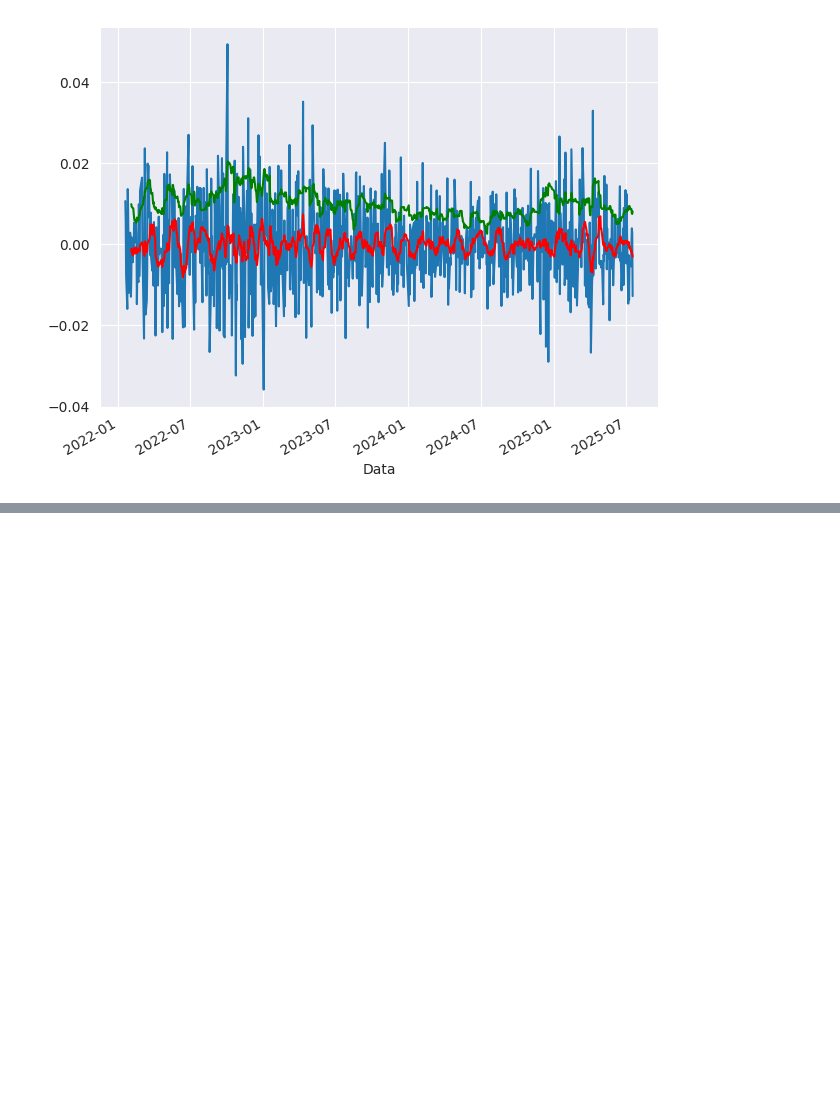
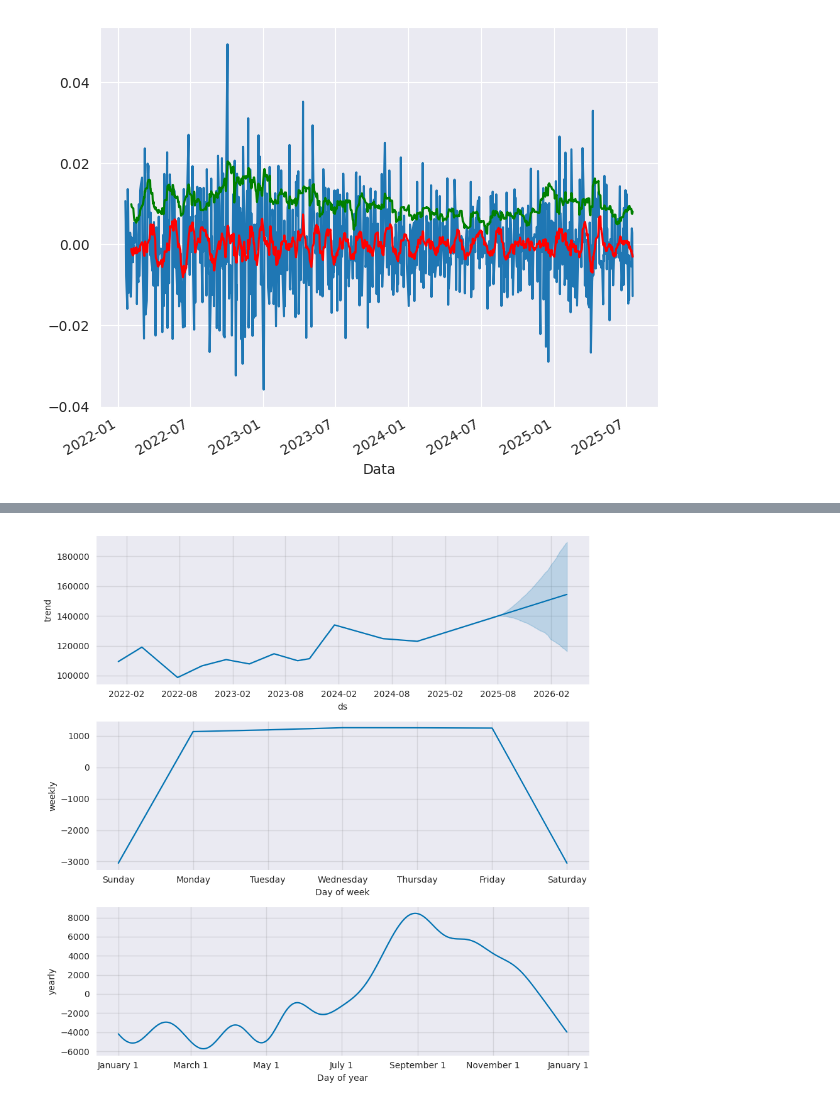
Before and after one commit to paulopetrillo/FIAP_TECH_CHALENGE_01, a Jupyter notebook: TECH_CHALENGE_01.ipynb, the cells around one changed output, grey strips where cells are left out. Cells and saved outputs as stored; diff of their text form; code cells hidden in the pictures; blank space fills up the shorter version.

```diff
--- a/TECH_CHALENGE_01.ipynb
+++ b/TECH_CHALENGE_01.ipynb
@@ -440,0 +641,4 @@ Valores críticos:
+# %%
+fig2 = m.plot_components(forecast)
+# %% [output]
+[figure, added]
```
Also changed, not shown: parts of 15 cells of this notebook.
